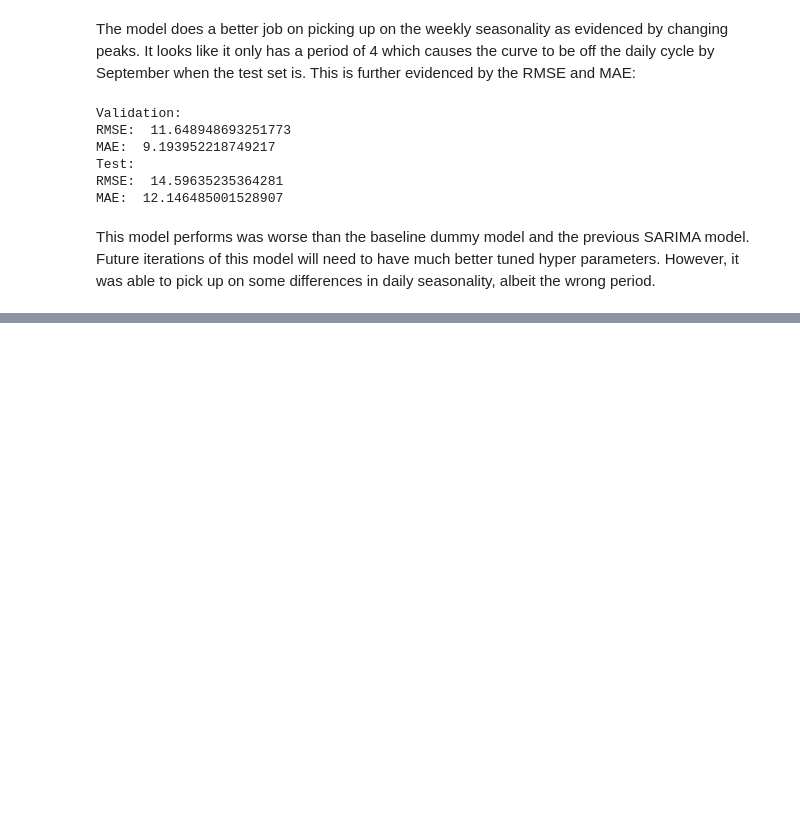
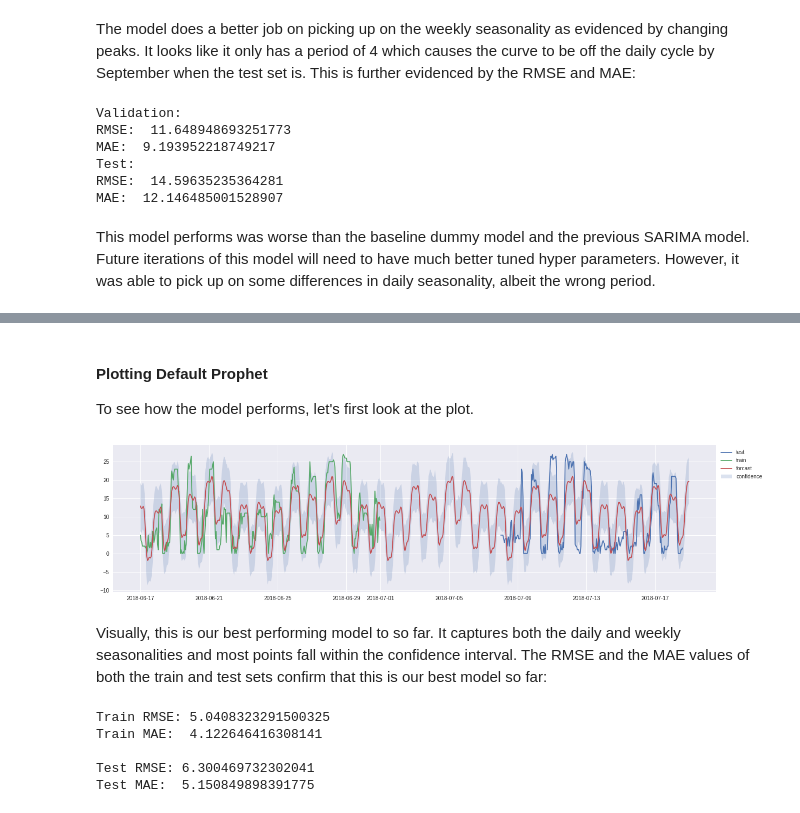
Before and after one commit to mitkrieg/citibike-timeseries, a Jupyter notebook: 02_modeling.ipynb, the cells around one changed output, grey strips where cells are left out. Saved outputs shown, nothing was run; the diff lists cells and outputs as text; code cells hidden in the pictures; blank space fills up the shorter version.

Commit message:
updated with fbprophet and first pool/drain classifier curve

```diff
--- a/02_modeling.ipynb
+++ b/02_modeling.ipynb
@@ -560,0 +581,8 @@ This model performs was worse than the baseline dummy model and the previous SAR
+# %%
+station_3172 = Station(3172)
+# %%
+train = pd.DataFrame(station_3172.avail_bikes_ts(time_interval=('2018-06-17','2018-06-30')))
+train = train.reset_index().rename(columns={'date_time':'ds','avail_bikes':'y'})
+
+test = pd.DataFrame(station_3172.avail_bikes_ts(time_interval=('2018-07-08','2018-07-18')))
+test = test.reset_index().rename(columns={'date_time':'ds','avail_bikes':'y'})
@@ -560,0 +591,9 @@ This model performs was worse than the baseline dummy model and the previous SAR
+# %%
+#instantiate and fit model to train set
+m = Prophet(growth = 'flat',daily_seasonality=True, weekly_seasonality=True)
+m.fit(train)
+
+#predict future and display prediction and confidence levels
+future = m.make_future_dataframe(periods = 18*24, freq='H')
+forcast = m.predict(future)
+forcast[['ds','yhat','yhat_lower','yhat_upper']].head()
@@ -560,0 +608,44 @@ This model performs was worse than the baseline dummy model and the previous SAR
+# %% [markdown]
+#### Plotting Default Prophet
+
+To see how the model performs, let's first look at the plot.
+# %%
+# make timestamp index for easy plotting of time series
+train_ts = train.set_index('ds')
+forcast_ts = forcast.set_index('ds')
+test_ts = test.set_index('ds')
+
+#create plot
+plt.style.use('seaborn')
+fig, ax = plt.subplots()
+fig.set_figheight(5)
+fig.set_figwidth(20)
+ax.plot(test_ts,label='test')
+ax.plot(train_ts,label='train')
+ax.plot(forcast_ts.yhat,label='forcast')
+ax.fill_between(forcast_ts.index,forcast_ts.yhat_lower,forcast_ts.yhat_upper,alpha=0.2,label='confidence')
+plt.title('Facebook Prophet',fontdict={'fontsize'=20})
+plt.legend(bbox_to_anchor=(1,1), loc="upper left");
+# %% [output]
+[figure, added]
+# %% [markdown]
+Visually, this is our best performing model to so far. It captures both the daily and weekly seasonalities and most points fall within the confidence interval. The RMSE and the MAE values of both the train and test sets confirm that this is our best model so far:
+# %%
+from sklearn.metrics import mean_absolute_error, mean_squared_error
+train_rmse = mean_squared_error(y_true=train_ts, y_pred=forcast_ts.yhat[:'2018-06-30'],squared=False)
+test_rmse = mean_squared_error(y_true=test_ts.interpolate(),y_pred=forcast_ts.yhat['2018-07-08':],squared=False)
+
+train_mae = mean_absolute_error(y_true=train_ts, y_pred=forcast_ts.yhat[:'2018-06-30'])
+test_mae = mean_absolute_error(y_true=test_ts.interpolate(),y_pred=forcast_ts.yhat['2018-07-08':])
+
+print(f'Train RMSE: {train_rmse}')
+print(f'Train MAE:  {train_mae}\n')
+
+print(f'Test RMSE: {test_rmse}')
+print(f'Test MAE:  {test_mae}')
+# %% [output]
+Train RMSE: 5.0408323291500325
+Train MAE:  4.122646416308141
+
+Test RMSE: 6.300469732302041
+Test MAE:  5.150849898391775
```
Also changed, not shown: parts of 43 cells of this notebook.
